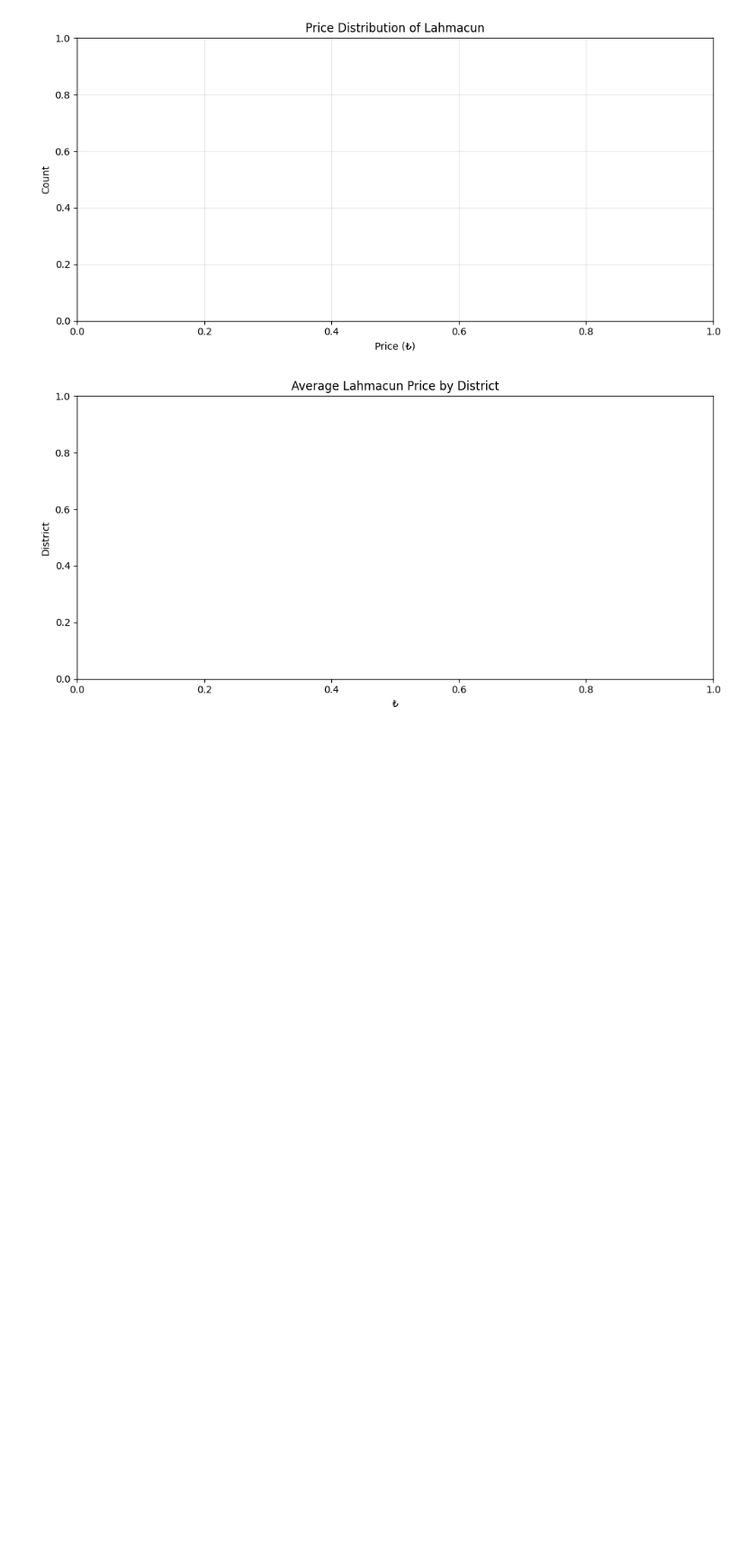
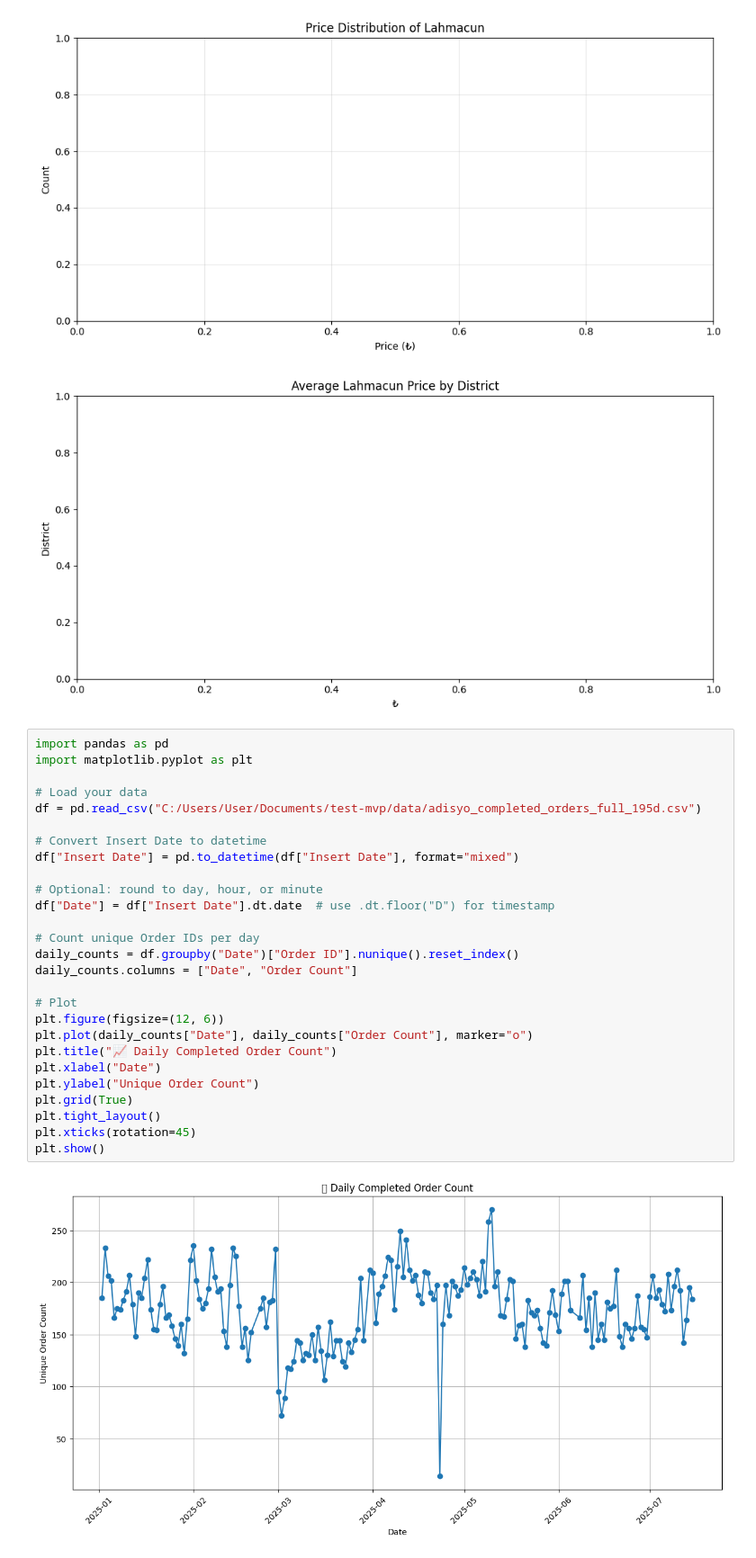
Before and after one commit to mertcan79/test-mvp, a Jupyter notebook: utilities/other/main.ipynb, the cells around one changed output. Shown: that part at 90% size. Cells and saved outputs as stored; diff of their text form; blank space fills up the shorter version.

```diff
--- a/utilities/other/main.ipynb
+++ b/utilities/other/main.ipynb
@@ -110,3 +110,32 @@ if "District" in avg_with_meta.columns:
 [figure]
 [figure]
 [figure]
+# %%
+import pandas as pd
+import matplotlib.pyplot as plt
+
+# Load your data
+df = pd.read_csv("C:/Users/User/Documents/test-mvp/data/adisyo_completed_orders_full_195d.csv")
+
+# Convert Insert Date to datetime
+df["Insert Date"] = pd.to_datetime(df["Insert Date"], format="mixed")
+
+# Optional: round to day, hour, or minute
+df["Date"] = df["Insert Date"].dt.date  # use .dt.floor("D") for timestamp
+
+# Count unique Order IDs per day
+daily_counts = df.groupby("Date")["Order ID"].nunique().reset_index()
+daily_counts.columns = ["Date", "Order Count"]
+
+# Plot
+plt.figure(figsize=(12, 6))
+plt.plot(daily_counts["Date"], daily_counts["Order Count"], marker="o")
+plt.title("📈 Daily Completed Order Count")
+plt.xlabel("Date")
+plt.ylabel("Unique Order Count")
+plt.grid(True)
+plt.tight_layout()
+plt.xticks(rotation=45)
+plt.show()
+# %% [output]
+[figure, added]
```
Also changed, not shown: 2 other files.
